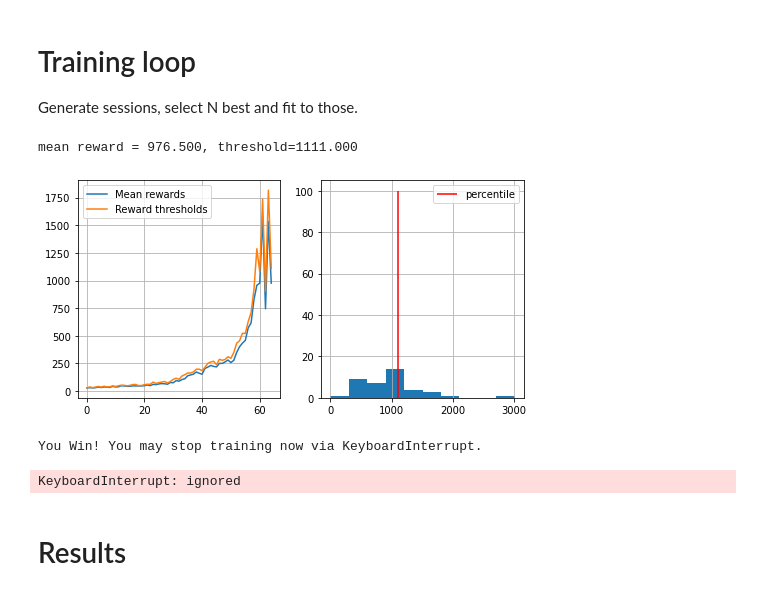
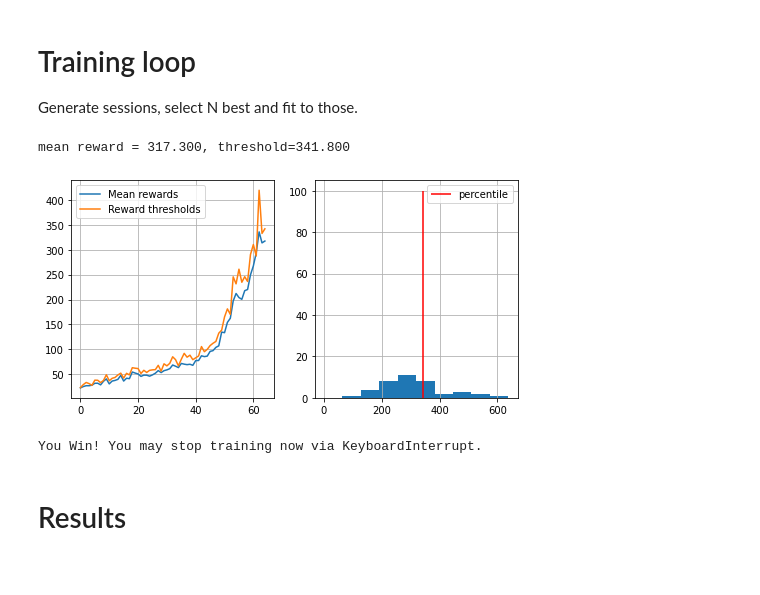
Before and after one commit to PhiDung-hub/Reinforment_Learning, a Jupyter notebook: Coursera/week1_intro/deep_crossentropy_method.ipynb, the cells around one changed output. Cells and saved outputs as stored; diff of their text form; code cells hidden in the pictures.

```diff
--- a/Coursera/week1_intro/deep_crossentropy_method.ipynb
+++ b/Coursera/week1_intro/deep_crossentropy_method.ipynb
@@ -197,30 +197,29 @@ def show_progress(rewards_batch, log, percentile, reward_range=[-990, +10]):
 # %%
 from joblib import Parallel, delayed
 
 n_sessions = 40
 percentile = 70
 log = []
 
-for i in range(100):
+for i in range(65):
     # generate new sessions
     sessions = [generate_session(env, agent) for _ in range(n_sessions)]
 
     states_batch, actions_batch, rewards_batch = map(np.array, zip(*sessions))
 
     elite_states, elite_actions = select_elites(states_batch, actions_batch, rewards_batch, percentile)
 
     # <YOUR CODE: partial_fit agent to predict elite_actions(y) from elite_states(X)>
     agent.partial_fit(elite_states, elite_actions)
 
     show_progress(rewards_batch, log, percentile, reward_range=[0, np.max(rewards_batch)])
 
     if np.mean(rewards_batch) > 190:
         print("You Win! You may stop training now via KeyboardInterrupt.")
 # %% [output]
-mean reward = 976.500, threshold=1111.000
+mean reward = 317.300, threshold=341.800
-[figure, old version]
+[figure, new version]
 You Win! You may stop training now via KeyboardInterrupt.
-KeyboardInterrupt: ignored
 # %% [markdown]
 # Results
 # %%
```
Also changed, not shown: parts of 10 cells of this notebook.
